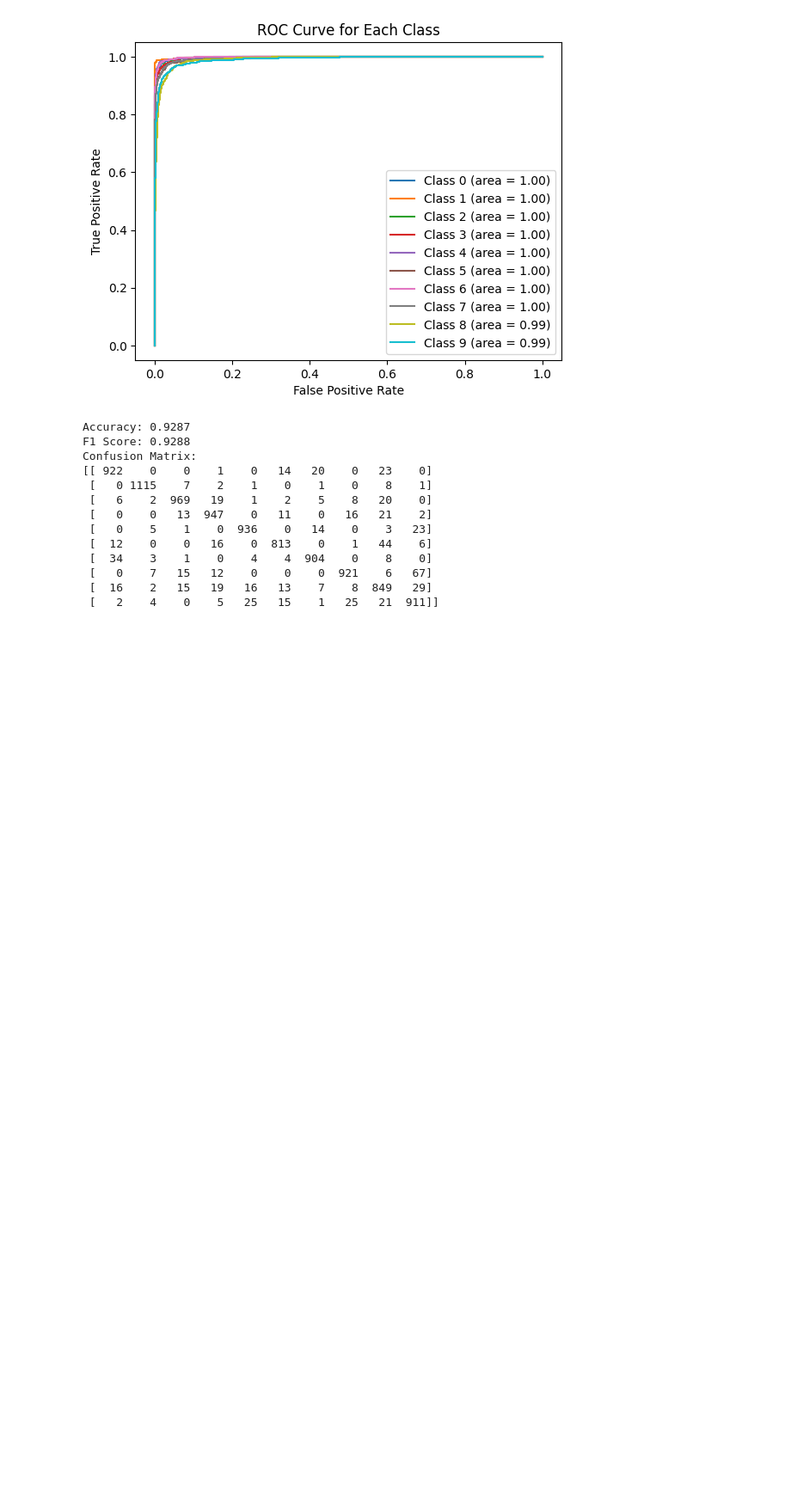
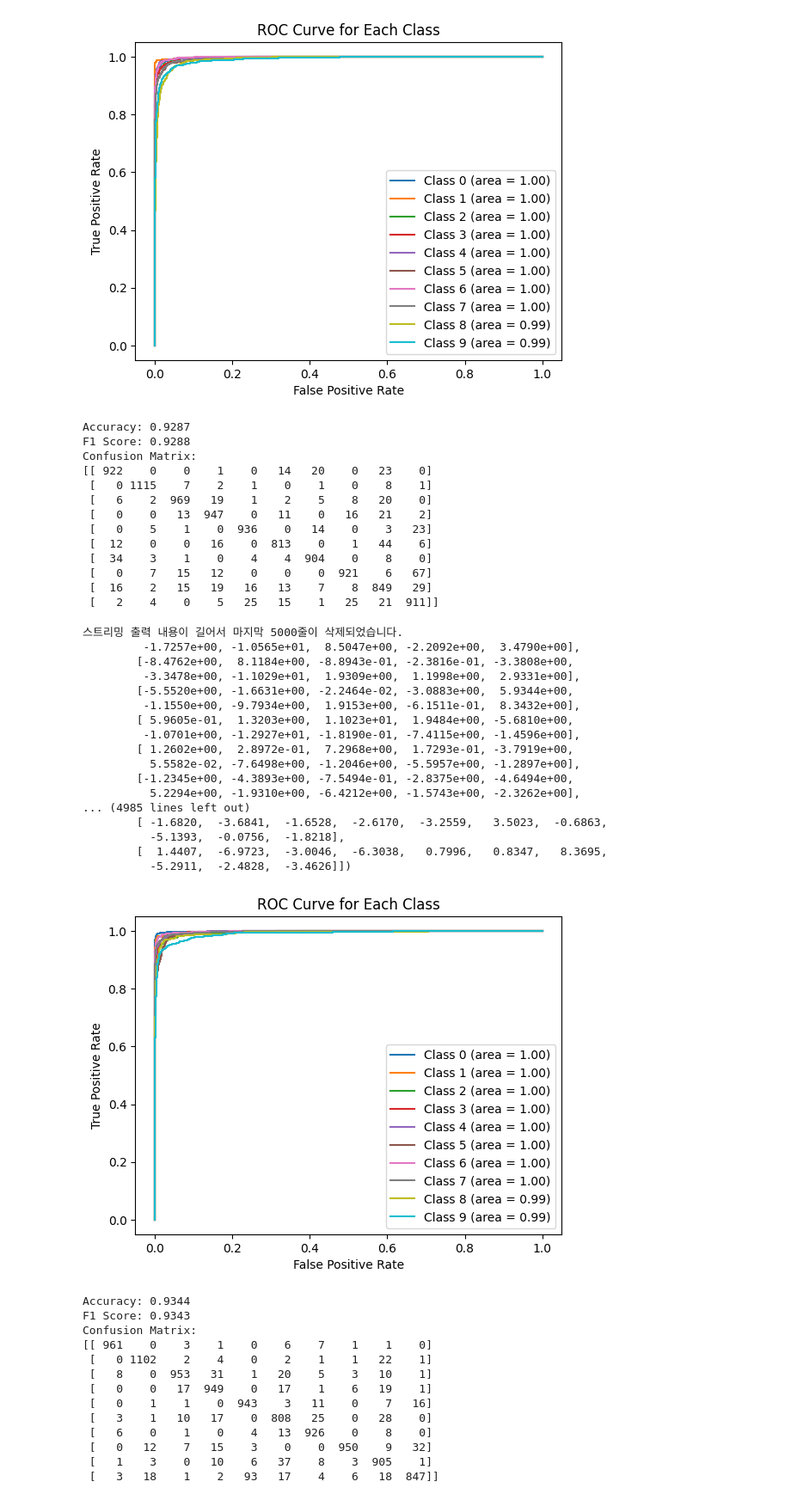
Before and after one commit to lazyshyman/practice_place, a Jupyter notebook: Ai_individual_practice.ipynb, the cells around one changed output. Shown at 86% size. Drawn from its saved outputs; the diff is of its cells as text; code cells hidden in the pictures; blank space fills up the shorter version.

```diff
--- a/Ai_individual_practice.ipynb
+++ b/Ai_individual_practice.ipynb
@@ -465,7 +465,7 @@ def create_cnn_model(num_layers):
 
     # Input convolutional layer
     layers.append(nn.Conv2d(input_channels, 32, kernel_size=3, stride=1, padding=1))
-    layers.append(nn.ReLU())
+    layers.append(nn.ReLU())#활성화 함수로 ReLU, 어떤 임계값 넘으면 1 아니면 0
     layers.append(nn.MaxPool2d(kernel_size=2, stride=2))
 
     # Additional convolutional layers
@@ -486,7 +486,7 @@ def create_cnn_model(num_layers):
     if flattened_size > 0:
         layers.append(nn.Linear(flattened_size, 128))
     else:
-        raise ValueError("Flattened size is too small, adjust number of layers or pooling.")
+        raise ValueError("Flattened size is too small, adjust number -of layers or pooling.")
     layers.append(nn.ReLU())
     layers.append(nn.Linear(128, output_size))
 
@@ -796,3 +796,24 @@ Confusion Matrix:
  [   0    7   15   12    0    0    0  921    6   67]
  [  16    2   15   19   16   13    7    8  849   29]
  [   2    4    0    5   25   15    1   25   21  911]]
+# %%
+# Step 2: Define Models with Different Number of Layers
+def create_model(num_layers):
+    layers = []
+    input_size = 28 * 28
+    hidden_size = 128
+    output_size = 10
+
+    # Input layer
+    layers.append(nn.Linear(input_size, hidden_size))
+    layers.append(nn.ReLU())
+
+    # Hidden layers
+    for _ in range(num_layers):  # Adding hidden layers
+        layers.append(nn.Linear(hidden_size, hidden_size))
+        layers.append(nn.ReLU())
+
+    # Output layer
+    layers.append(nn.Linear(hidden_size, output_size))
+
+    return nn.Sequential(*layers)
@@ -798,0 +884,49 @@ Confusion Matrix:
+# %%
+# Step 4: Experiment with Different Numbers of Layers
+num_layers_list = [10]
+results = {}
+
+for num_layers in num_layers_list:
+    print(f"\nTraining model with {num_layers} layers:")
+    model = create_model(num_layers).to(device)
+    accuracy, conf_matrix, f1 = train_and_evaluate(model, train_loader, test_loader)
+    results[num_layers] = {
+        'accuracy': accuracy,
+        'confusion_matrix': conf_matrix,
+        'f1_score': f1
+    }
+    print(f"Accuracy: {accuracy:.4f}")
+    print(f"F1 Score: {f1:.4f}")
+    print(f"Confusion Matrix:\n{conf_matrix}")
+# %% [output]
+스트리밍 출력 내용이 길어서 마지막 5000줄이 삭제되었습니다.
+         -1.7257e+00, -1.0565e+01,  8.5047e+00, -2.2092e+00,  3.4790e+00],
+        [-8.4762e+00,  8.1184e+00, -8.8943e-01, -2.3816e-01, -3.3808e+00,
+         -3.3478e+00, -1.1029e+01,  1.9309e+00,  1.1998e+00,  2.9331e+00],
+        [-5.5520e+00, -1.6631e+00, -2.2464e-02, -3.0883e+00,  5.9344e+00,
+         -1.1550e+00, -9.7934e+00,  1.9153e+00, -6.1511e-01,  8.3432e+00],
+        [ 5.9605e-01,  1.3203e+00,  1.1023e+01,  1.9484e+00, -5.6810e+00,
+         -1.0701e+00, -1.2927e+01, -1.8190e-01, -7.4115e+00, -1.4596e+00],
+        [ 1.2602e+00,  2.8972e-01,  7.2968e+00,  1.7293e-01, -3.7919e+00,
+          5.5582e-02, -7.6498e+00, -1.2046e+00, -5.5957e+00, -1.2897e+00],
+        [-1.2345e+00, -4.3893e+00, -7.5494e-01, -2.8375e+00, -4.6494e+00,
+          5.2294e+00, -1.9310e+00, -6.4212e+00, -1.5743e+00, -2.3262e+00],
+... (4985 lines left out)
+        [ -1.6820,  -3.6841,  -1.6528,  -2.6170,  -3.2559,   3.5023,  -0.6863,
+          -5.1393,  -0.0756,  -1.8218],
+        [  1.4407,  -6.9723,  -3.0046,  -6.3038,   0.7996,   0.8347,   8.3695,
+          -5.2911,  -2.4828,  -3.4626]])
+[figure, added]
+Accuracy: 0.9344
+F1 Score: 0.9343
+Confusion Matrix:
+[[ 961    0    3    1    0    6    7    1    1    0]
+ [   0 1102    2    4    0    2    1    1   22    1]
+ [   8    0  953   31    1   20    5    3   10    1]
+ [   0    0   17  949    0   17    1    6   19    1]
+ [   0    1    1    0  943    3   11    0    7   16]
+ [   3    1   10   17    0  808   25    0   28    0]
+ [   6    0    1    0    4   13  926    0    8    0]
+ [   0   12    7   15    3    0    0  950    9   32]
+ [   1    3    0   10    6   37    8    3  905    1]
+ [   3   18    1    2   93   17    4    6   18  847]]
```
Also changed, not shown: parts of 2 cells of this notebook.
